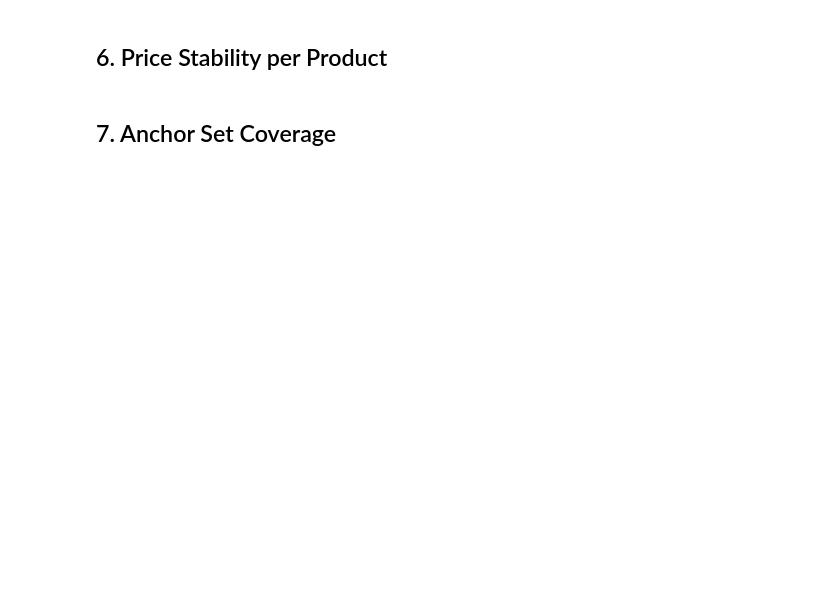
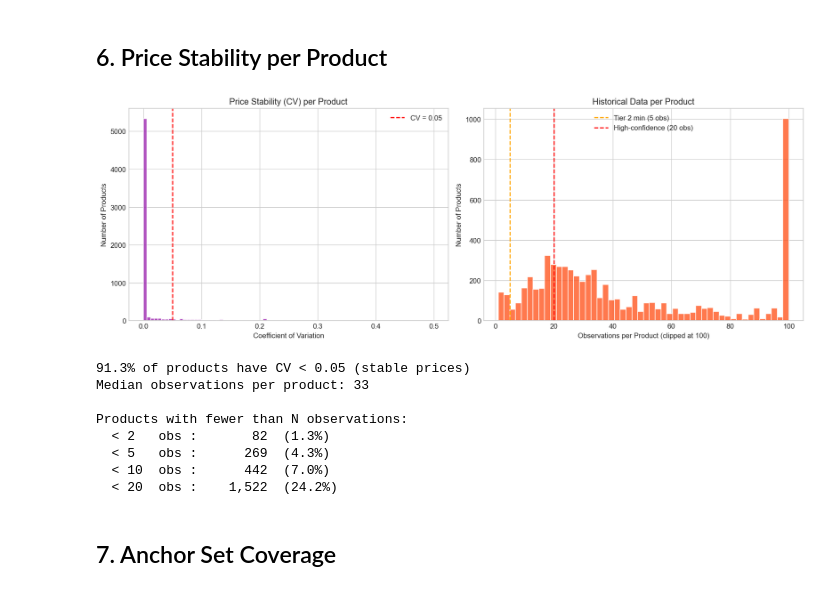
Before and after one commit to Indrapuma/mr-scraper-price-intelligence, a Jupyter notebook: notebooks/01_eda.ipynb, the cells around one changed output. Drawn from its saved outputs; the diff is of its cells as text; code cells hidden in the pictures; blank space fills up the shorter version.

```diff
--- a/notebooks/01_eda.ipynb
+++ b/notebooks/01_eda.ipynb
@@ -110,34 +188,51 @@ print(train_df[train_df['show_discount'] > 0]['show_discount'].describe())
 # %%
 product_stats = train_df.groupby(['shopId', 'itemId', 'modelId']).agg(
     price_mean=('price', 'mean'),
     price_std=('price', 'std'),
     price_count=('price', 'count'),
 ).reset_index()
-product_stats['price_cv'] = product_stats['price_std'] / product_stats['price_mean']
-product_stats['price_cv'] = product_stats['price_cv'].fillna(0)
+product_stats['price_cv'] = (product_stats['price_std'] / product_stats['price_mean']).fillna(0)
 
 fig, axes = plt.subplots(1, 2, figsize=(14, 5))
 
-cv_clipped = product_stats['price_cv'].clip(0, 0.5)
-axes[0].hist(cv_clipped, bins=80, color='#9C27B0', alpha=0.8, edgecolor='white')
+axes[0].hist(product_stats['price_cv'].clip(0, 0.5), bins=80,
+             color='#9C27B0', alpha=0.8, edgecolor='white')
 axes[0].axvline(0.05, color='red', linestyle='--', label='CV = 0.05')
 axes[0].set_xlabel('Coefficient of Variation')
 axes[0].set_ylabel('Number of Products')
 axes[0].set_title('Price Stability (CV) per Product')
 axes[0].legend()
 
-obs_clipped = product_stats['price_count'].clip(0, 100)
-axes[1].hist(obs_clipped, bins=50, color='#FF5722', alpha=0.8, edgecolor='white')
-axes[1].set_xlabel('Number of Observations')
+axes[1].hist(product_stats['price_count'].clip(0, 100), bins=50,
+             color='#FF5722', alpha=0.8, edgecolor='white')
+axes[1].axvline(5,  color='orange', linestyle='--', linewidth=1.5, label='Tier 2 min (5 obs)')
+axes[1].axvline(20, color='red',    linestyle='--', linewidth=1.5, label='High-confidence (20 obs)')
+axes[1].set_xlabel('Observations per Product (clipped at 100)')
 axes[1].set_ylabel('Number of Products')
 axes[1].set_title('Historical Data per Product')
+axes[1].legend()
 
 plt.tight_layout()
 plt.show()
 
 stable = (product_stats['price_cv'] < 0.05).mean() * 100
-print(f"\n{stable:.1f}% of products have CV < 0.05 (stable prices)")
-print(f"Median observations per product: {product_stats['price_count'].median():.0f}")
+print(f'{stable:.1f}% of products have CV < 0.05 (stable prices)')
+print(f'Median observations per product: {product_stats["price_count"].median():.0f}')
+
+print('\nProducts with fewer than N observations:')
+for t in [2, 5, 10, 20]:
+    n = int((product_stats['price_count'] < t).sum())
+    print(f'  < {t:<3} obs : {n:>8,}  ({n / len(product_stats) * 100:.1f}%)')
+# %% [output]
+[figure, added]
+91.3% of products have CV < 0.05 (stable prices)
+Median observations per product: 33
+
+Products with fewer than N observations:
+  < 2   obs :       82  (1.3%)
+  < 5   obs :      269  (4.3%)
+  < 10  obs :      442  (7.0%)
+  < 20  obs :    1,522  (24.2%)
 # %% [markdown]
 ## 7. Anchor Set Coverage
 # %%
```
Also changed, not shown: parts of 18 cells of this notebook, 20 other files.
